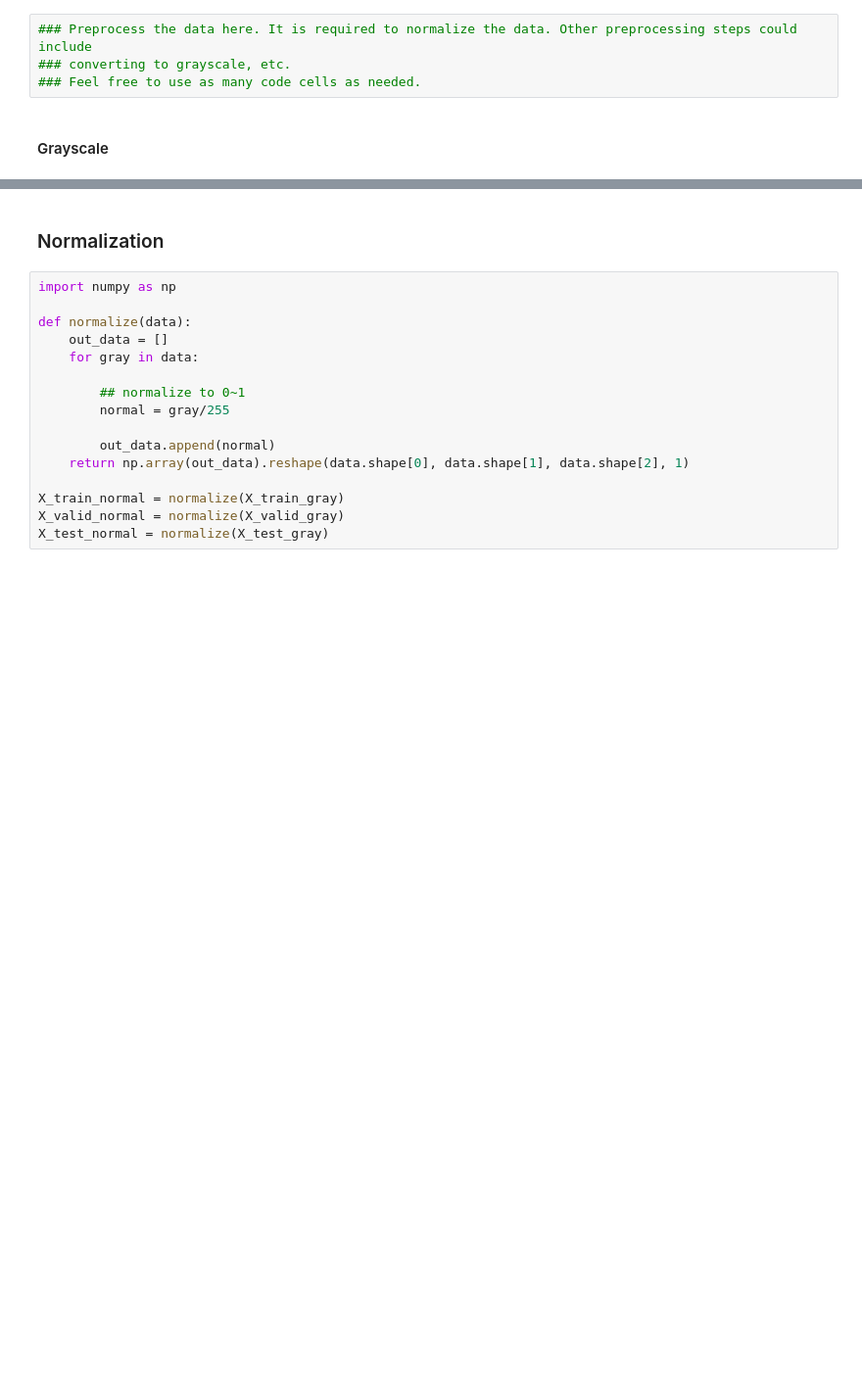
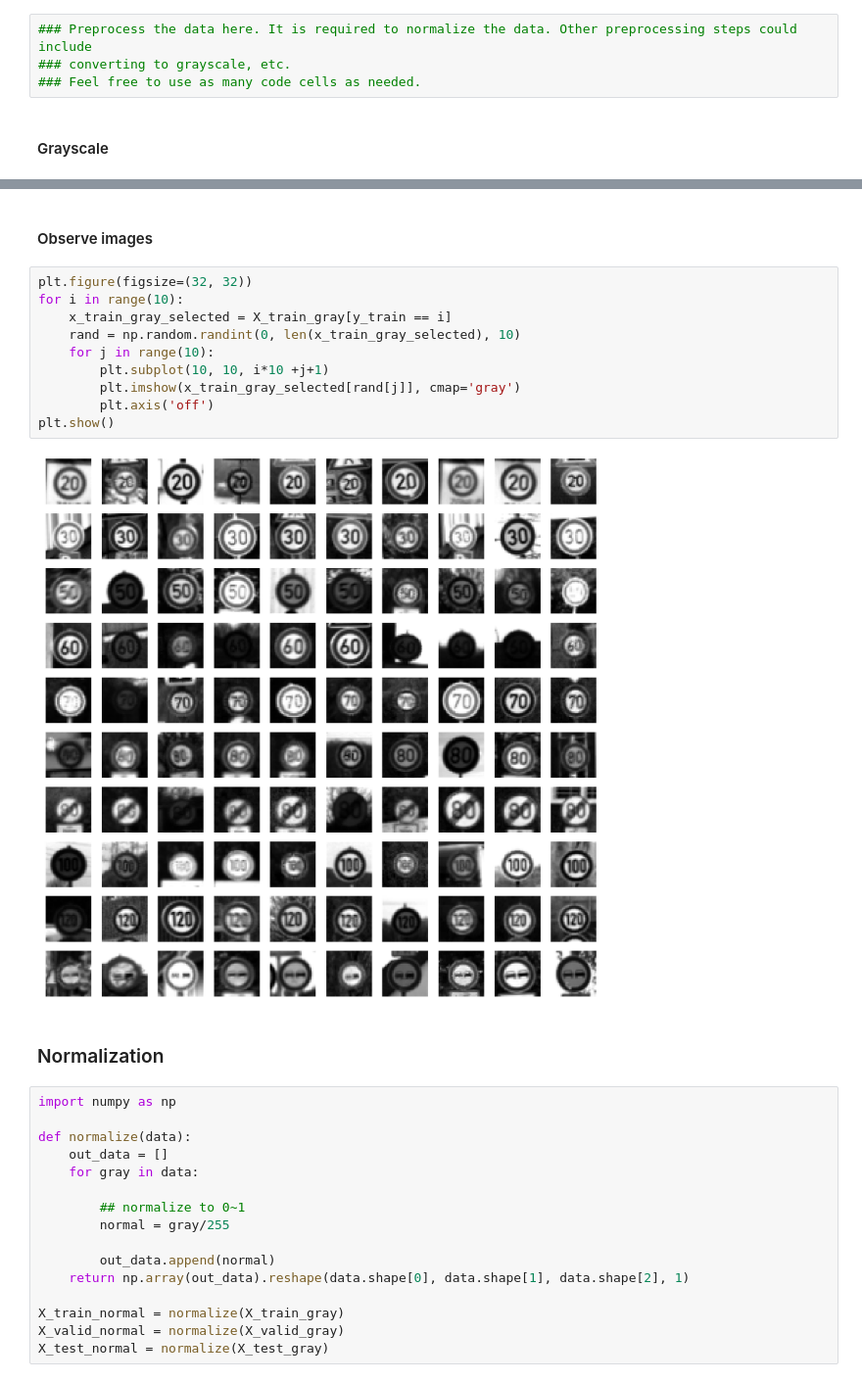
Before and after one commit to dragon7-fc/CarND-Traffic-Sign-Classifier-Project, a Jupyter notebook: Traffic_Sign_Classifier.ipynb, the cells around one changed output, grey strips where cells are left out. Shown at 98% size. Saved outputs shown, nothing was run; the diff lists cells and outputs as text; blank space fills up the shorter version.

```diff
--- a/Traffic_Sign_Classifier.ipynb
+++ b/Traffic_Sign_Classifier.ipynb
@@ -196,3 +218,17 @@ plt.show()
+# %% [markdown]
+#### Observe images
+# %%
+plt.figure(figsize=(32, 32))
+for i in range(10):
+    x_train_gray_selected = X_train_gray[y_train == i]
+    rand = np.random.randint(0, len(x_train_gray_selected), 10)
+    for j in range(10):
+        plt.subplot(10, 10, i*10 +j+1)
+        plt.imshow(x_train_gray_selected[rand[j]], cmap='gray')
+        plt.axis('off')
+plt.show()
+# %% [output]
+[figure, added]
 # %% [markdown]
 ### Normalization
 # %%
```
Also changed, not shown: parts of 12 cells of this notebook.
